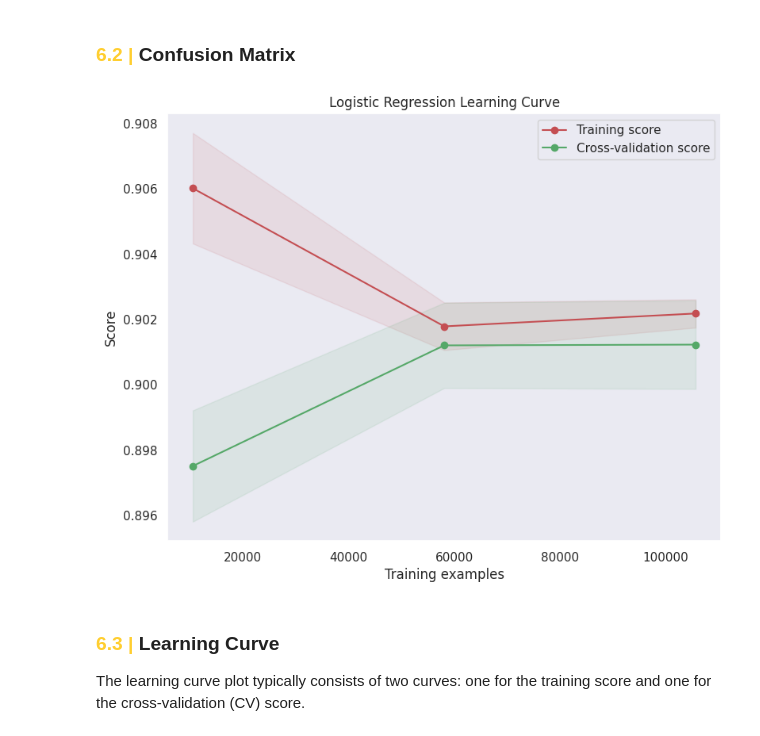
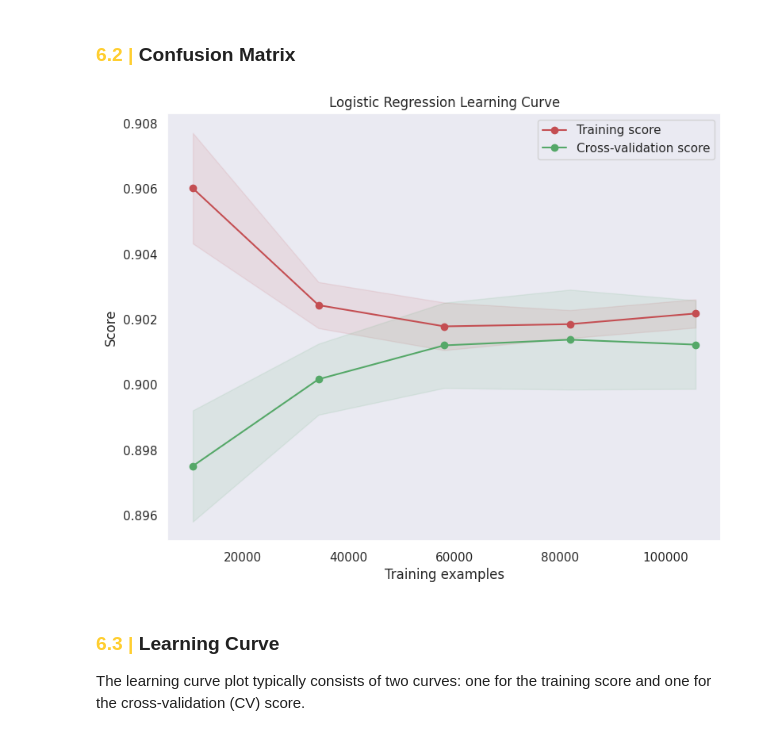
Before and after one commit to yYorky/yYorky, a Jupyter notebook: santander-churn-eda-logregression-baseline.ipynb, the cells around one changed output. Saved outputs shown, nothing was run; the diff lists cells and outputs as text; code cells hidden in the pictures.

```diff
--- a/santander-churn-eda-logregression-baseline.ipynb
+++ b/santander-churn-eda-logregression-baseline.ipynb
@@ -413,7 +415,7 @@ from sklearn.model_selection import StratifiedKFold, learning_curve
 stratkf = StratifiedKFold(n_splits=5, shuffle=True, random_state=2024)
 
 def plot_learning_curve(estimator, title, X, y, ylim=None, cv=None,
-                        n_jobs=-1, train_sizes=np.linspace(.1, 1.0, 3)):
+                        n_jobs=-1, train_sizes=np.linspace(.1, 1.0, 5)):
     """Generate a simple plot of the test and training learning curve"""
     plt.figure()
     plt.title(title)
@@ -421,34 +423,34 @@ def plot_learning_curve(estimator, title, X, y, ylim=None, cv=None,
         plt.ylim(*ylim)
     plt.xlabel("Training examples")
     plt.ylabel("Score")
     train_sizes, train_scores, test_scores = learning_curve(
         estimator, X, y, cv=cv, n_jobs=n_jobs, train_sizes=train_sizes)
     train_scores_mean = np.mean(train_scores, axis=1)
     train_scores_std = np.std(train_scores, axis=1)
     test_scores_mean = np.mean(test_scores, axis=1)
     test_scores_std = np.std(test_scores, axis=1)
     plt.grid()
 
     plt.fill_between(train_sizes, train_scores_mean - train_scores_std,
                      train_scores_mean + train_scores_std, alpha=0.1,
                      color="r")
     plt.fill_between(train_sizes, test_scores_mean - test_scores_std,
                      test_scores_mean + test_scores_std, alpha=0.1, color="g")
     plt.plot(train_sizes, train_scores_mean, 'o-', color="r",
              label="Training score")
     plt.plot(train_sizes, test_scores_mean, 'o-', color="g",
              label="Cross-validation score")
 
     plt.legend(loc="best")
     return plt
 
 
 # Plot the learning curve for your Naive Bayes classifier
 g = plot_learning_curve(LR_pipeline, "Logistic Regression Learning Curve", trainX, trainy, cv=stratkf)
 
 plt.show()
 # %% [output]
-[figure, old version]
+[figure, new version]
 # %% [markdown]
 ### <b><span style='color:#FFCE30'> 6.3 |</span> Learning Curve </b>
 
```
Also changed, not shown: parts of 1 cell of this notebook.
